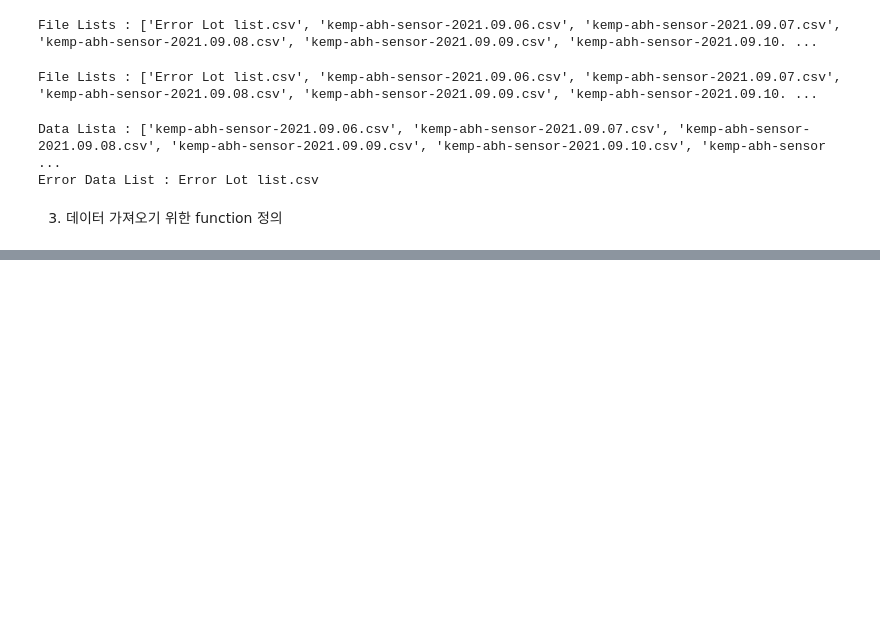
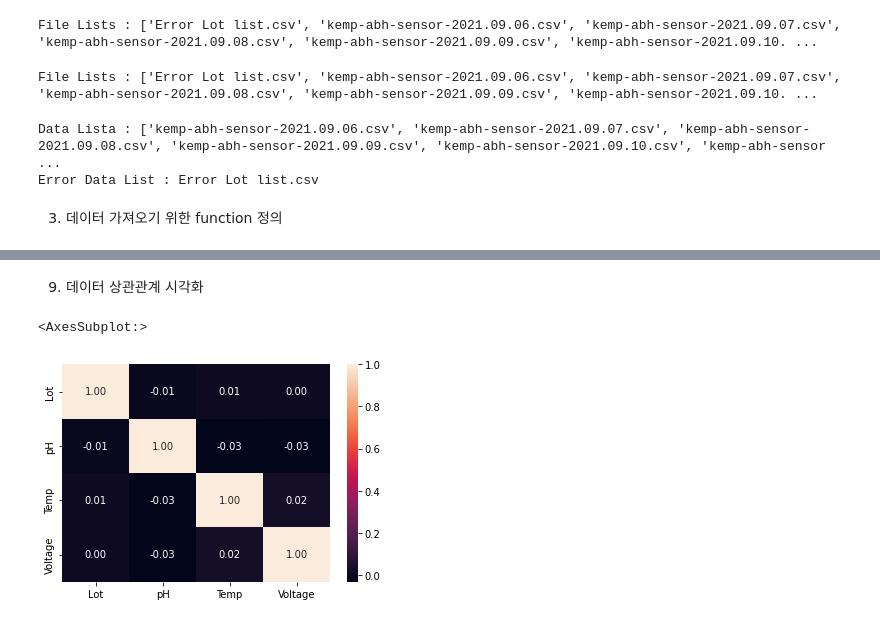
Before and after one commit to och5351/Bigdata_busan, a Jupyter notebook: csy/EDA.ipynb, the cells around one changed output, grey strips where cells are left out. Cells and saved outputs as stored; diff of their text form; code cells hidden in the pictures; blank space fills up the shorter version.

```diff
--- a/csy/EDA.ipynb
+++ b/csy/EDA.ipynb
@@ -141,0 +201,5 @@ def csv_read_(data_dir, data_list):
+# %%
+correlation = dedicated_data.corr()
+correlation
+# 컬럼간의 상관관계가 거의 없으므로 다중공선성 문제가 발생하지 않는다
+# 다중공선성문제(Multicollinearity) : 통계학의 회귀분석에서 독립변수들 간에 강한 상관관계가 나타나는 문제이다
@@ -141,0 +212,10 @@ def csv_read_(data_dir, data_list):
+# %% [markdown]
+9. 데이터 상관관계 시각화
+# %%
+# annot : 각 cell의 값 표기 유무
+# fmt : 그 값의 데이터 타입 설정
+sns.heatmap(correlation, annot=True, fmt='.2f')
+# 모든 데이터 상관관계가 매우 낮은 상관관계를 보이는 것을 알 수 있다
+# %% [output]
+<AxesSubplot:>
+[figure, added]
```
Also changed, not shown: parts of 45 cells of this notebook.
